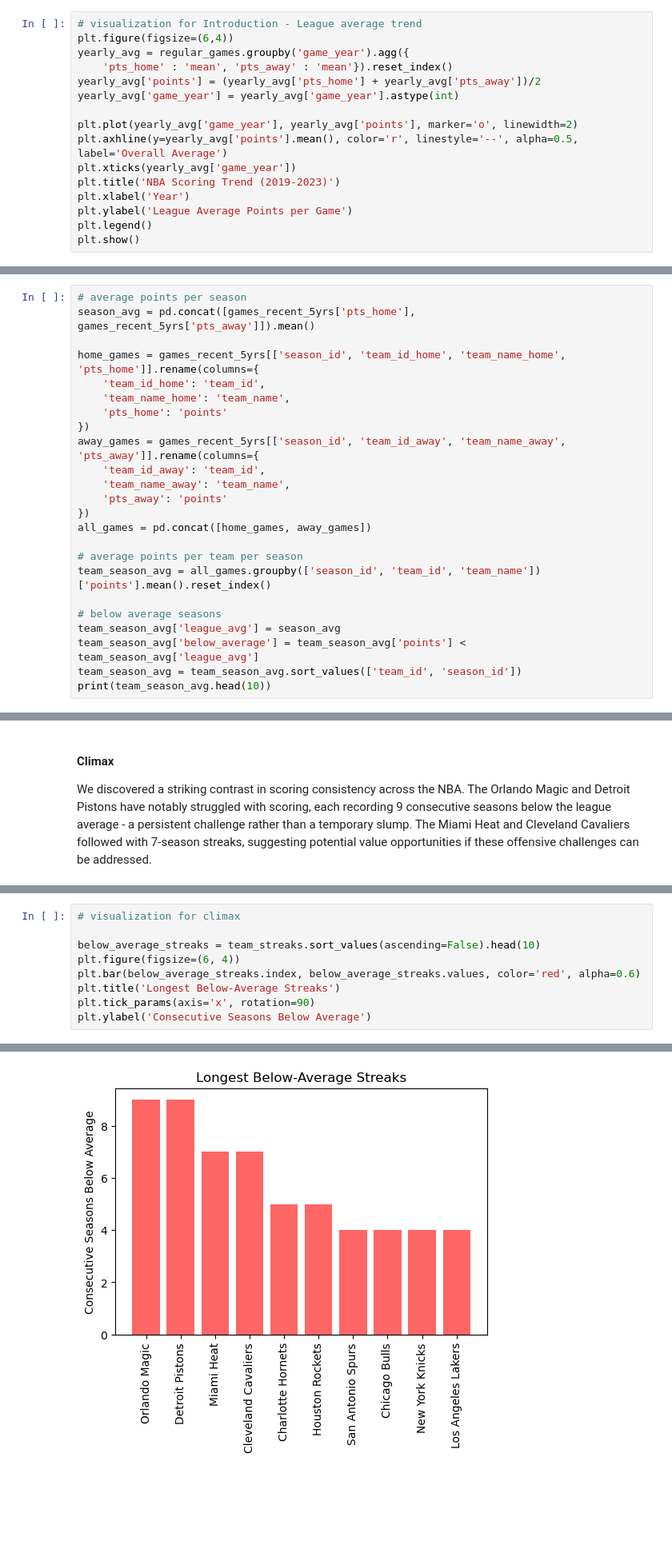
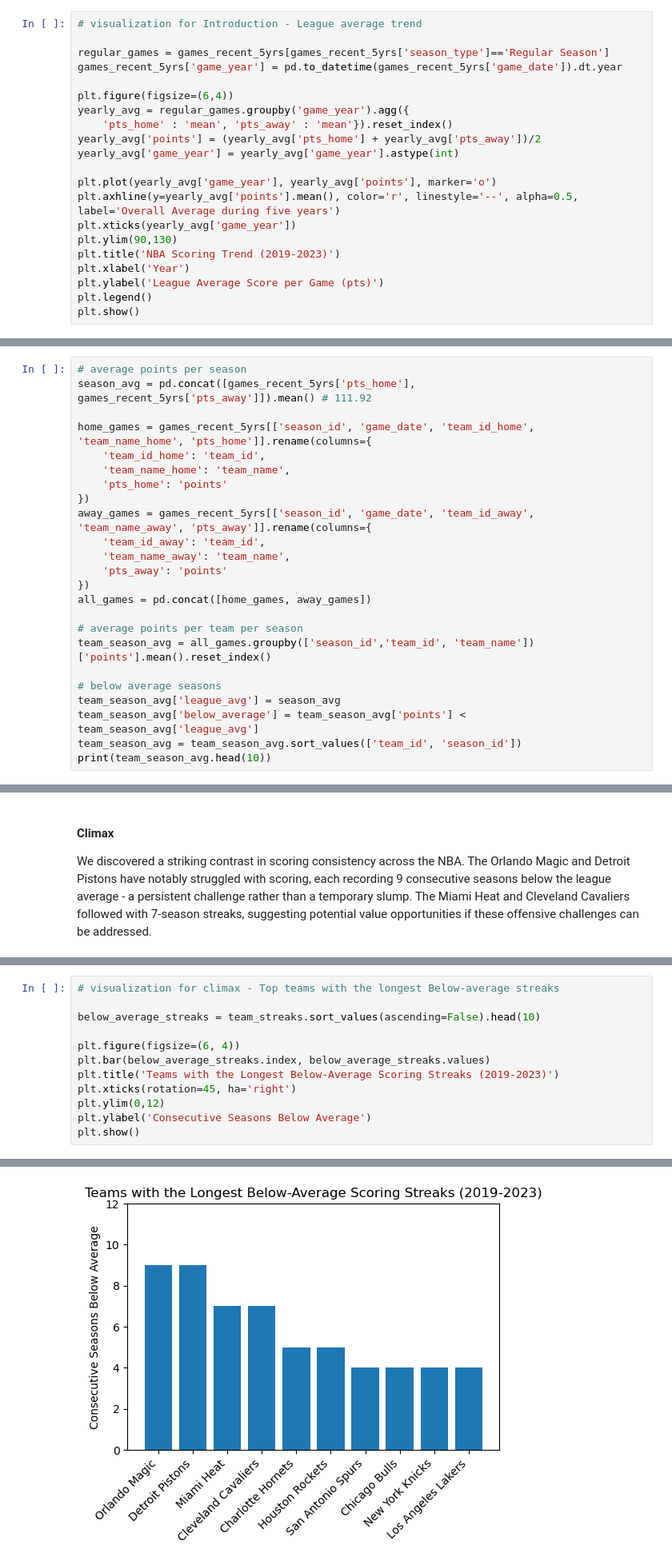
Before and after one commit to thezachdrake/UMD-INST627-Fall2024, a Jupyter notebook: notebooks/kim_revised.ipynb, the cells around one changed output, grey strips where cells are left out. Shown at 80% size. Drawn from its saved outputs; the diff is of its cells as text; blank space fills up the shorter version.

```diff
--- a/notebooks/kim_revised.ipynb
+++ b/notebooks/kim_revised.ipynb
@@ -260,18 +260,23 @@ Who's the most powerful team in the NBA? In evaluating teams for investment pote
 To identify the most promising investment opportunities for the upcoming season, we analyzed scoring patterns from 2019-2023, examining not just point totals but offensive consistency. This comprehensive analysis aims to uncover teams that demonstrate sustainable excellence.
 # %%
 # visualization for Introduction - League average trend
+
+regular_games = games_recent_5yrs[games_recent_5yrs['season_type']=='Regular Season']
+games_recent_5yrs['game_year'] = pd.to_datetime(games_recent_5yrs['game_date']).dt.year
+
 plt.figure(figsize=(6,4))
 yearly_avg = regular_games.groupby('game_year').agg({
     'pts_home' : 'mean', 'pts_away' : 'mean'}).reset_index()
 yearly_avg['points'] = (yearly_avg['pts_home'] + yearly_avg['pts_away'])/2
 yearly_avg['game_year'] = yearly_avg['game_year'].astype(int)
 
-plt.plot(yearly_avg['game_year'], yearly_avg['points'], marker='o', linewidth=2)
-plt.axhline(y=yearly_avg['points'].mean(), color='r', linestyle='--', alpha=0.5, label='Overall Average')
+plt.plot(yearly_avg['game_year'], yearly_avg['points'], marker='o')
+plt.axhline(y=yearly_avg['points'].mean(), color='r', linestyle='--', alpha=0.5, label='Overall Average during five years')
 plt.xticks(yearly_avg['game_year'])
+plt.ylim(90,130)
 plt.title('NBA Scoring Trend (2019-2023)')
 plt.xlabel('Year')
-plt.ylabel('League Average Points per Game')
+plt.ylabel('League Average Score per Game (pts)')
 plt.legend()
 plt.show()
 # %% [output]
@@ -430,14 +484,14 @@ plt.show()
 Our analysis showed that a league's average scoring was 111.92 points per game, establishing a clear benchmark for team performance evaluation. Using this threshold, we identified teams with persistent offensive challenges, potentially indicating systematic issues that could affect their value.
 # %%
 # average points per season
-season_avg = pd.concat([games_recent_5yrs['pts_home'], games_recent_5yrs['pts_away']]).mean()
+season_avg = pd.concat([games_recent_5yrs['pts_home'], games_recent_5yrs['pts_away']]).mean() # 111.92
 
-home_games = games_recent_5yrs[['season_id', 'team_id_home', 'team_name_home', 'pts_home']].rename(columns={
+home_games = games_recent_5yrs[['season_id', 'game_date', 'team_id_home', 'team_name_home', 'pts_home']].rename(columns={
     'team_id_home': 'team_id',
     'team_name_home': 'team_name',
     'pts_home': 'points'
 })
-away_games = games_recent_5yrs[['season_id', 'team_id_away', 'team_name_away', 'pts_away']].rename(columns={
+away_games = games_recent_5yrs[['season_id', 'game_date', 'team_id_away', 'team_name_away', 'pts_away']].rename(columns={
     'team_id_away': 'team_id',
     'team_name_away': 'team_name',
     'pts_away': 'points'
@@ -445,7 +499,7 @@ away_games = games_recent_5yrs[['season_id', 'team_id_away', 'team_name_away', '
 all_games = pd.concat([home_games, away_games])
 
 # average points per team per season
-team_season_avg = all_games.groupby(['season_id', 'team_id', 'team_name'])['points'].mean().reset_index()
+team_season_avg = all_games.groupby(['season_id','team_id', 'team_name'])['points'].mean().reset_index()
 
 # below average seasons
 team_season_avg['league_avg'] = season_avg
@@ -523,12 +582,15 @@ New York Knicks        4
 Los Angeles Lakers     4
 Name: below_average, dtype: int64
 # %%
-# visualization for climax
+# visualization for climax - Top teams with the longest Below-average streaks
 
 below_average_streaks = team_streaks.sort_values(ascending=False).head(10)
+
 plt.figure(figsize=(6, 4))
-plt.bar(below_average_streaks.index, below_average_streaks.values, color='red', alpha=0.6)
-plt.title('Longest Below-Average Streaks')
-plt.tick_params(axis='x', rotation=90)
+plt.bar(below_average_streaks.index, below_average_streaks.values)
+plt.title('Teams with the Longest Below-Average Scoring Streaks (2019-2023)')
+plt.xticks(rotation=45, ha='right')
+plt.ylim(0,12)
 plt.ylabel('Consecutive Seasons Below Average')
+plt.show()
 # %% [output]
@@ -536 +597 @@ Text(0, 0.5, 'Consecutive Seasons Below Average')
-[figure, old version]
+[figure, new version]
```
Also changed, not shown: parts of 43 cells of this notebook.
